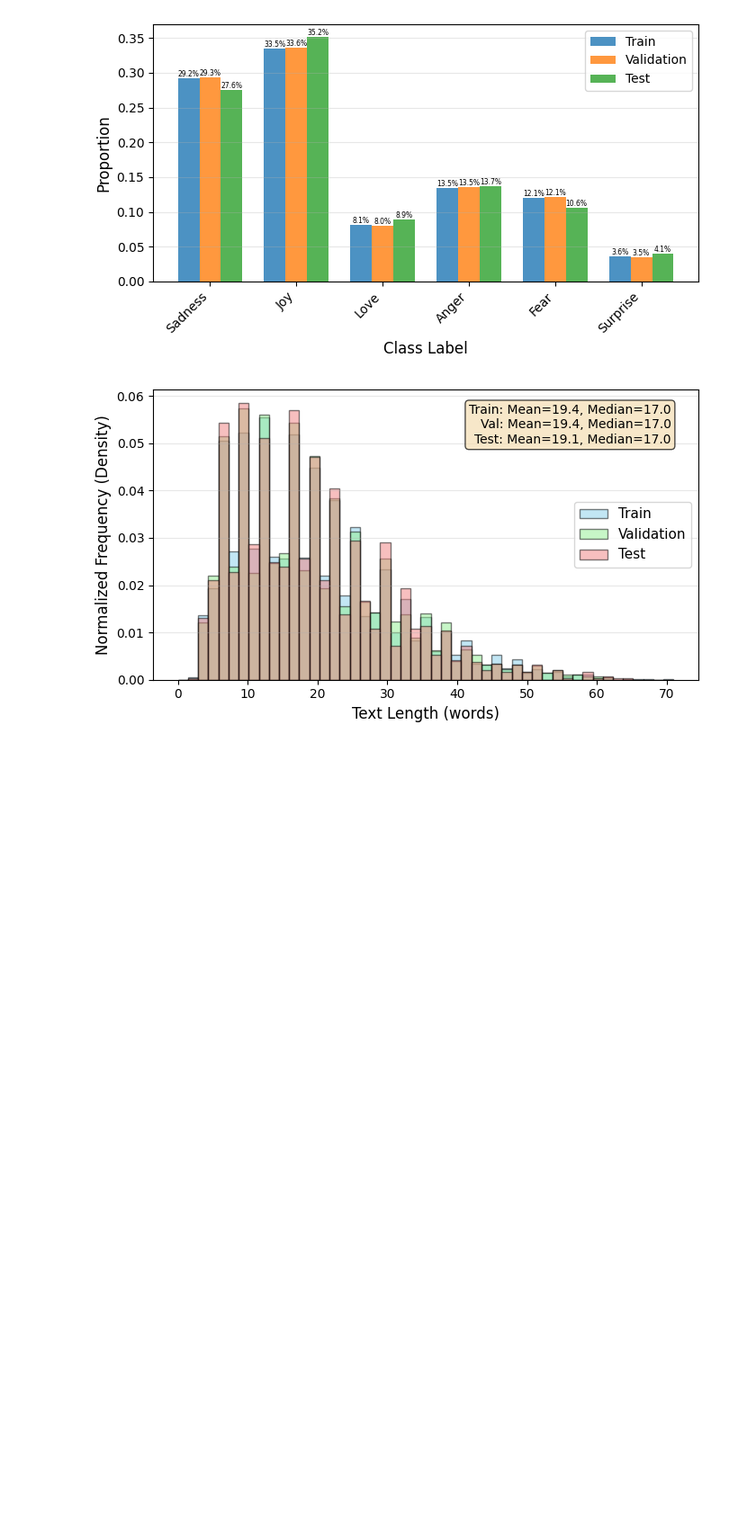
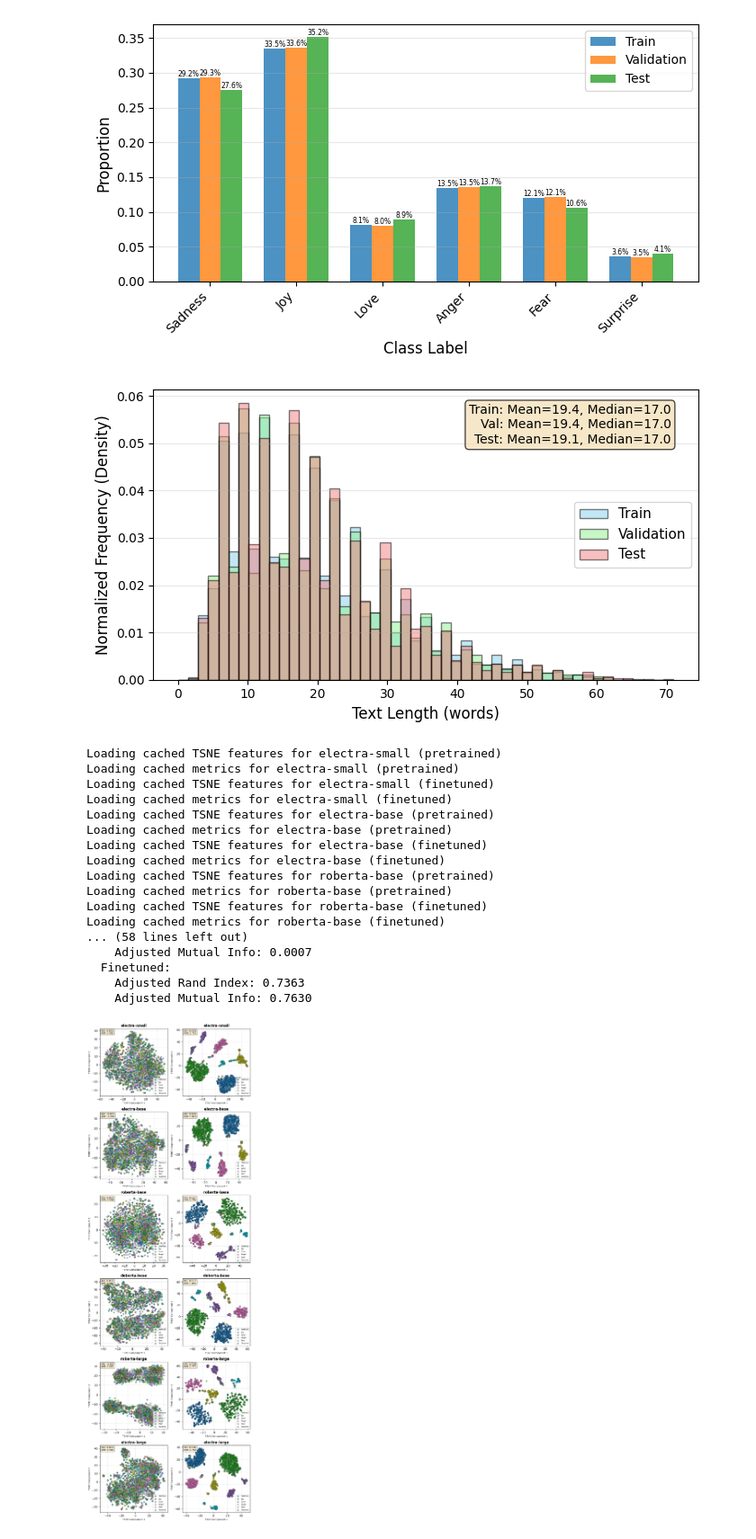
Before and after one commit to Nisimachluf/NLP-using-DL-Transformers, a Jupyter notebook: data.ipynb, the cells around one changed output. Shown at 90% size. Saved outputs shown, nothing was run; the diff lists cells and outputs as text; code cells hidden in the pictures; blank space fills up the shorter version.

```diff
--- a/data.ipynb
+++ b/data.ipynb
@@ -521,0 +604,40 @@ plot_length_distribution(dataset_w_val, fname="plots/len_dist_w_val")
+# %%
+model_names = [
+         "google/electra-small-discriminator",
+         "google/electra-base-discriminator",
+         "FacebookAI/roberta-base",
+         "microsoft/deberta-base",
+         "FacebookAI/roberta-large",
+         "google/electra-large-discriminator",
+]
+trained_models = [
+                 "nisimachluf/electra-small-tweet-classification",
+                 "nisimachluf/electra-base-tweet-classification",
+                 "nisimachluf/roberta-base-tweet-classification",
+                 "nisimachluf/deberta-base-tweet-classification",
+                 "nisimachluf/roberta-large-tweet-classification",
+                 "nisimachluf/electra-large-tweet-classification",
+]
+plot_feature_comparison(model_names, trained_models, dataset["test"],
+                            label_mapping_path='classes.json', fname="feature_separation",
+                            selected_model="nisimachluf/electra-large-tweet-classification", selected_model_fpath="feature_separation-electra_large",
+                            method='tsne', features_cache_dir='features')
+# %% [output]
+Loading cached TSNE features for electra-small (pretrained)
+Loading cached metrics for electra-small (pretrained)
+Loading cached TSNE features for electra-small (finetuned)
+Loading cached metrics for electra-small (finetuned)
+Loading cached TSNE features for electra-base (pretrained)
+Loading cached metrics for electra-base (pretrained)
+Loading cached TSNE features for electra-base (finetuned)
+Loading cached metrics for electra-base (finetuned)
+Loading cached TSNE features for roberta-base (pretrained)
+Loading cached metrics for roberta-base (pretrained)
+Loading cached TSNE features for roberta-base (finetuned)
+Loading cached metrics for roberta-base (finetuned)
+... (58 lines left out)
+    Adjusted Mutual Info: 0.0007
+  Finetuned:
+    Adjusted Rand Index: 0.7363
+    Adjusted Mutual Info: 0.7630
+[figure, added]
```
Also changed, not shown: parts of 8 cells of this notebook, 28 other files.
